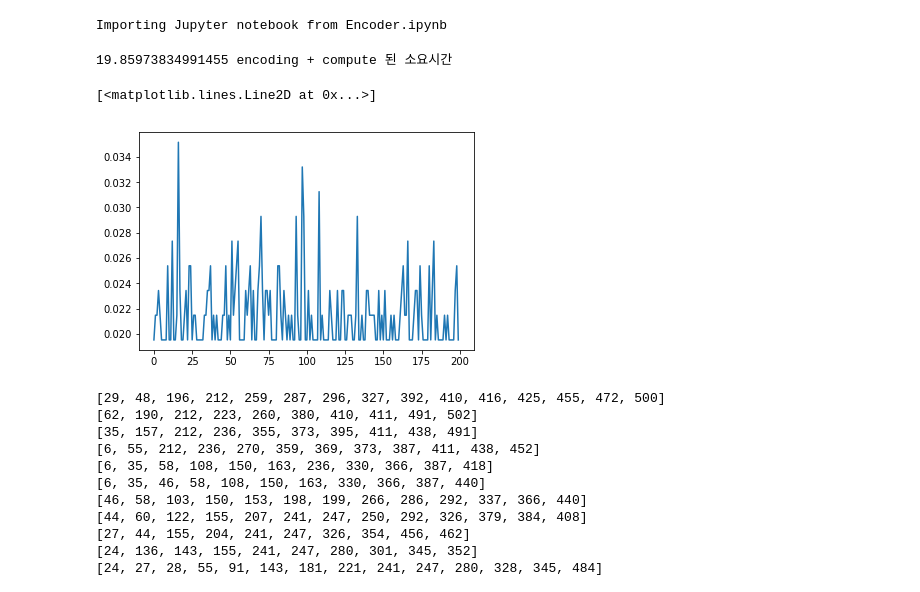
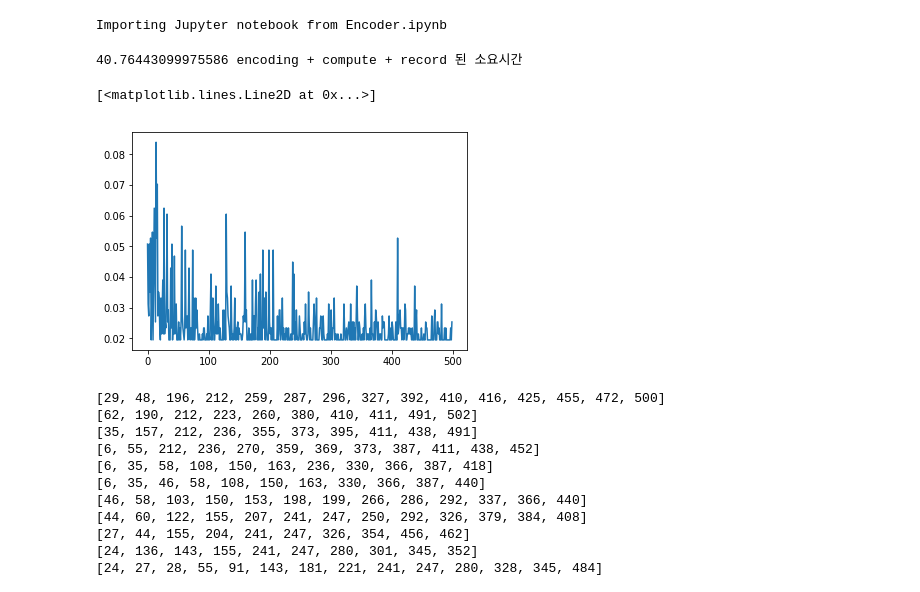
Before and after one commit to hhebb/HTM, a Jupyter notebook: SP3.ipynb, the cells around one changed output. Drawn from its saved outputs; the diff is of its cells as text; code cells hidden in the pictures.

```diff
--- a/SP3.ipynb
+++ b/SP3.ipynb
@@ -55,7 +55,7 @@ import time
 Importing Jupyter notebook from Encoder.ipynb
 # %%
 class SpatialPooler:
-    def __init__(self, input_size, columns=100, conPerm=.5, minOver=5, potential_rate=.8):
+    def __init__(self, input_size, columns=100, conPerm=.7, minOver=5, potential_rate=.8):
         self.input_size = input_size                               # input vector 크기
         self.input_data = np.empty([self.input_size])              # encoding 된 input vector
         self.columnCount = columns                                 # column 의 크기 - 1d array
@@ -178,12 +178,6 @@ class SpatialPooler:
 # ----------------------------------- helper method ---------------------------------------- #
 # ------------------------------------------------------------------------------------------ #
 
-
-    ''' active columns 반환 '''
-    def getActiveColumns(self):
-        return self.activeColumns
-
-
     ''' global 하게 승리할 컬럼의 기준 '''
     def kthScore(self, desired_kth):
 
@@ -249,6 +243,39 @@ class SpatialPooler:
         sparsity = (np.count_nonzero(self.activeColumns==True)/(self.columnCount))
         return sparsity
 
+
+# ----------------------------------- Test & Visualization Methods ---------------------------------------- #
+# ------------------------------------------------------------------------------------------ #
+
+    ''' Testing & Visualization '''
+
+
+    ''' active columns 반환 '''
+    def getActiveColumns(self):
+        return self.activeColumns
+
+
+    def similarity(self, SDR_1, SDR_2):
+        # 두 SDR 의 유사도 반환
+        # SDR_1 ^ SDR_2 / self.desiredGlobalActivity
+        pass
+
+
+    def viz_activeCol(self):
+        # active columns(SDRs), overlap 카운트
+        pass
+
+
+
+    def viz_NetState(self):
+        # SDR 의 현재 상태
+        # active duty, overlap duty, sparsity 평균, 표준편차
+        # permanenece, boost factor
+        pass
+
+
+
+
     def test(self):
         idx = []
         for i in range(len(self.activeColumns)):
@@ -260,23 +287,23 @@ class SpatialPooler:
 sp = SpatialPooler(128, 512, .7, 3, potential_rate=.6)
 se = Encoder.ScalarEncoder(out_size=128, max_val=30, w=20)
 # %%
-step = 200
+step = 500
 encoded_data = 0
 y=np.empty([step])
 
 start = time.time()
 for i in range(step):
     rand = random.randint(0, se.max_val)
     encoded_data = se.encode(rand)
     sp.compute_SDR(encoded_data)
     y[i] = sp.visualize_SDR()
 
 print(time.time() - start, 'encoding + compute + record 된 소요시간')
 plt.plot(range(step), y)
 # %% [output]
-19.85973834991455 encoding + compute 된 소요시간
+40.76443099975586 encoding + compute + record 된 소요시간
 [<matplotlib.lines.Line2D at 0x...>]
-[figure, old version]
+[figure, new version]
 # %%
 for i in range(1, se.max_val):
     sp.compute_SDR(se.encode(i), False)
```
